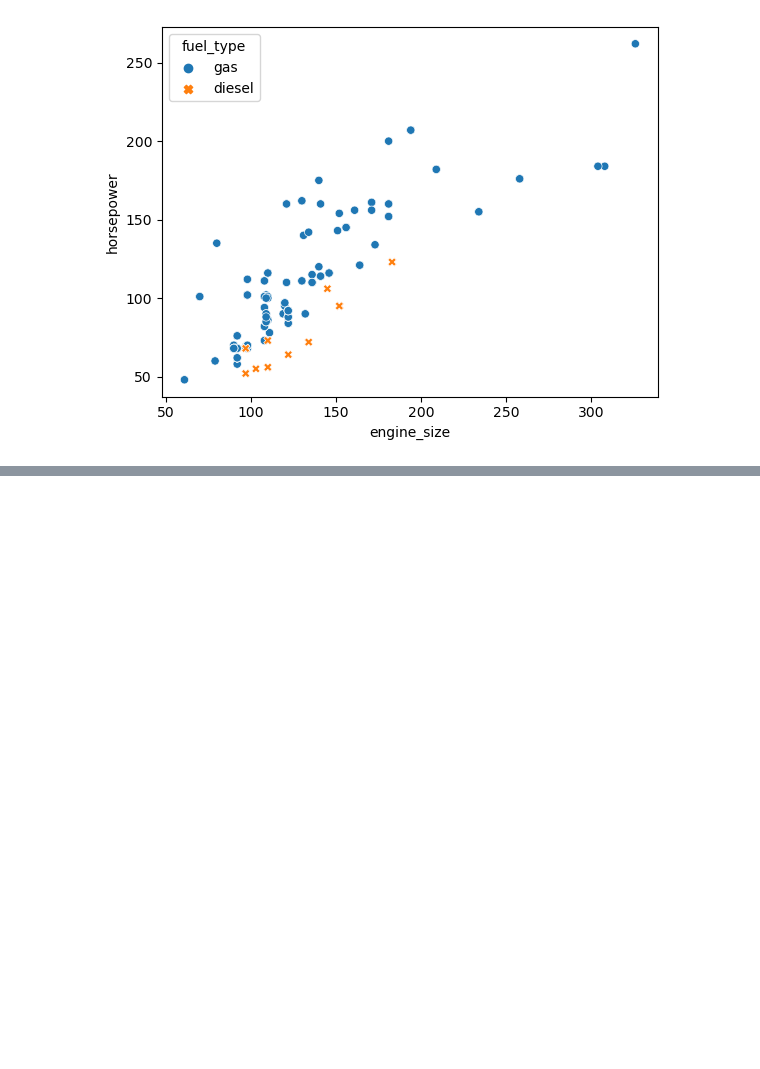
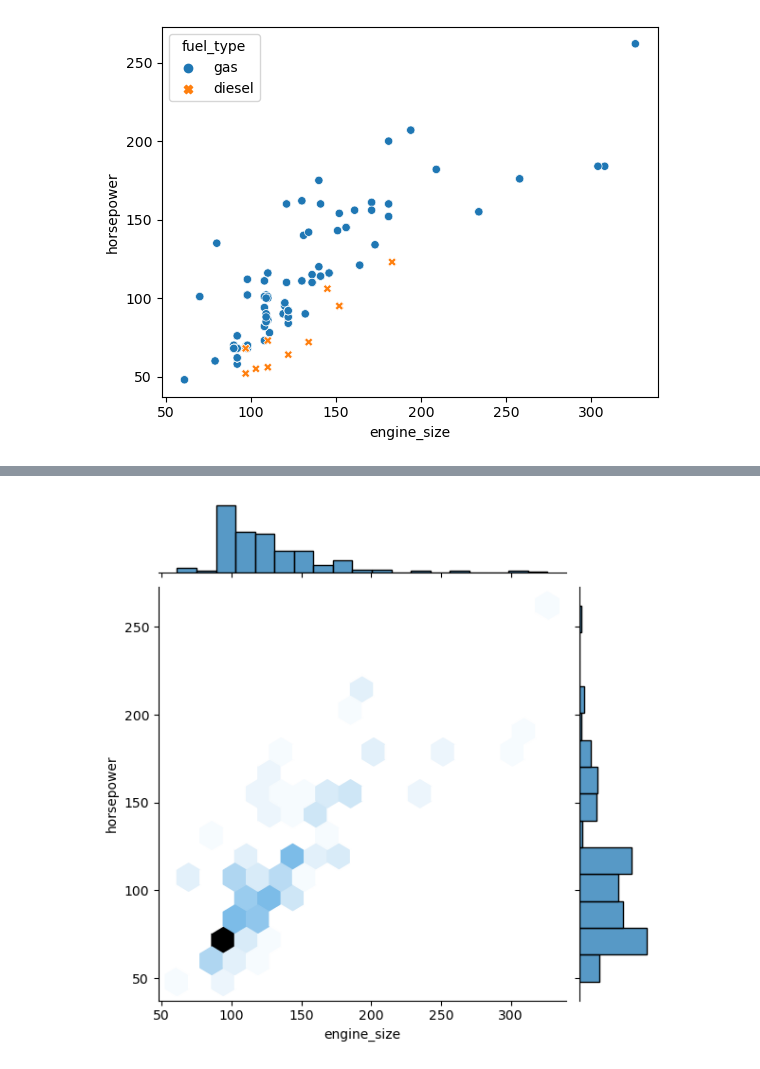
Before and after one commit to oscahumbertomr/python-AI---ML--Business-Applications, a Jupyter notebook: week2-Python-for-Visualization-and-EDA/matplot.ipynb, the cells around one changed output, grey strips where cells are left out. Cells and saved outputs as stored; diff of their text form; code cells hidden in the pictures; blank space fills up the shorter version.

```diff
--- a/week2-Python-for-Visualization-and-EDA/matplot.ipynb
+++ b/week2-Python-for-Visualization-and-EDA/matplot.ipynb
@@ -224,0 +228,4 @@ AttributeError: PathCollection.set() got an unexpected keyword argument 'ci'
+# %%
+sns.jointplot(data=df, x='engine_size', y='horsepower', kind='hex');
+# %% [output]
+[figure, added]
```
Also changed, not shown: parts of 25 cells of this notebook, 1 other file.
